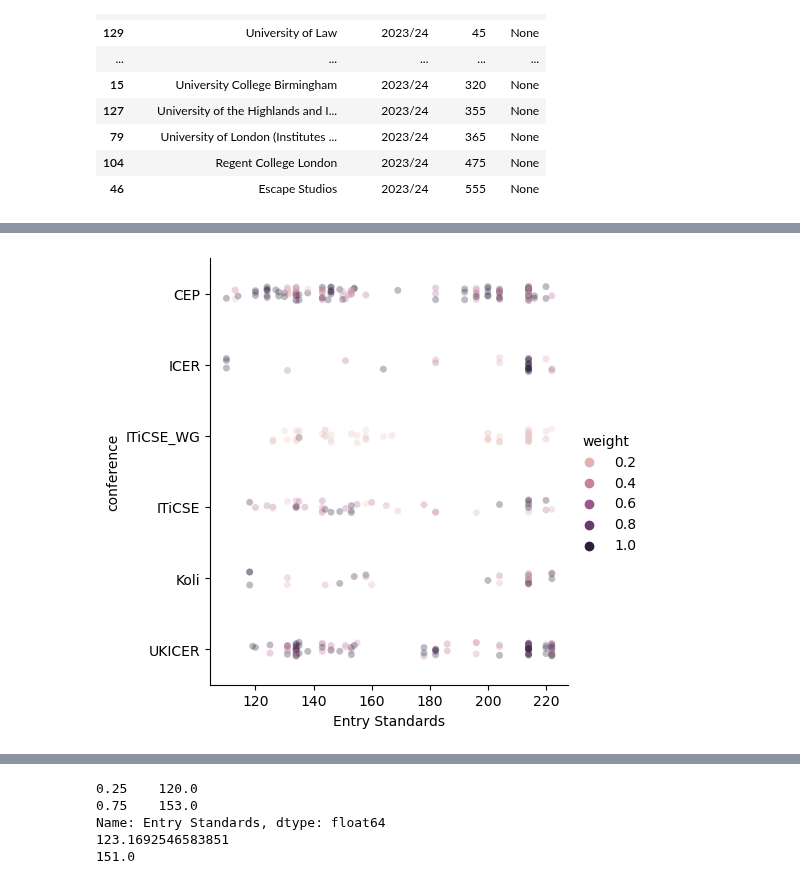
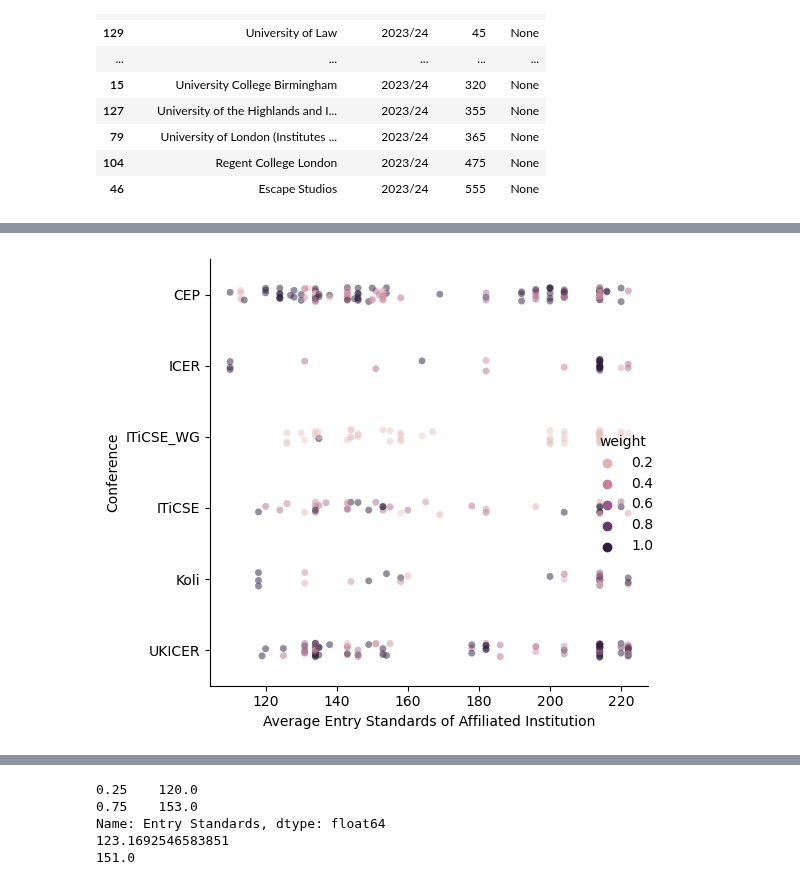
Before and after one commit to stevenaeola/CEP_Retro, a Jupyter notebook: CEP_paper_analysis.ipynb, the cells around one changed output, grey strips where cells are left out. Cells and saved outputs as stored; diff of their text form; code cells hidden in the pictures.

```diff
--- a/CEP_paper_analysis.ipynb
+++ b/CEP_paper_analysis.ipynb
@@ -13,8 +13,8 @@ from seaborn_qqplot import pplot
 import wquantiles
 # %%
 def export_figure (title):
-#    plt.tight_layout()
-    plt.savefig(os.path.join("figs", title + ".png"))
+    plt.tight_layout()
+    plt.savefig(os.path.join("figs", title + ".png"), dpi=600)
     plt.show()
 # %%
 scopus_conferences = ["CEP", "ICER",  "ITiCSE", "Koli","UKICER"]
@@ -516,5 +599,7 @@ ecdf_df
 # %%
-sns.catplot(data=affiliations_cug,x="Entry Standards", y="conference", hue="weight", alpha=0.3)
+g = sns.catplot(data=affiliations_cug,x="Entry Standards", y="conference", hue="weight", alpha=0.5)
+g.set_axis_labels("Average Entry Standards of Affiliated Institution", "Conference")
+
 export_figure('affiliation_entry_standards')
 # %% [output]
-[figure, old version]
+[figure, new version]
```
Also changed, not shown: parts of 41 cells of this notebook, 2 other files.
